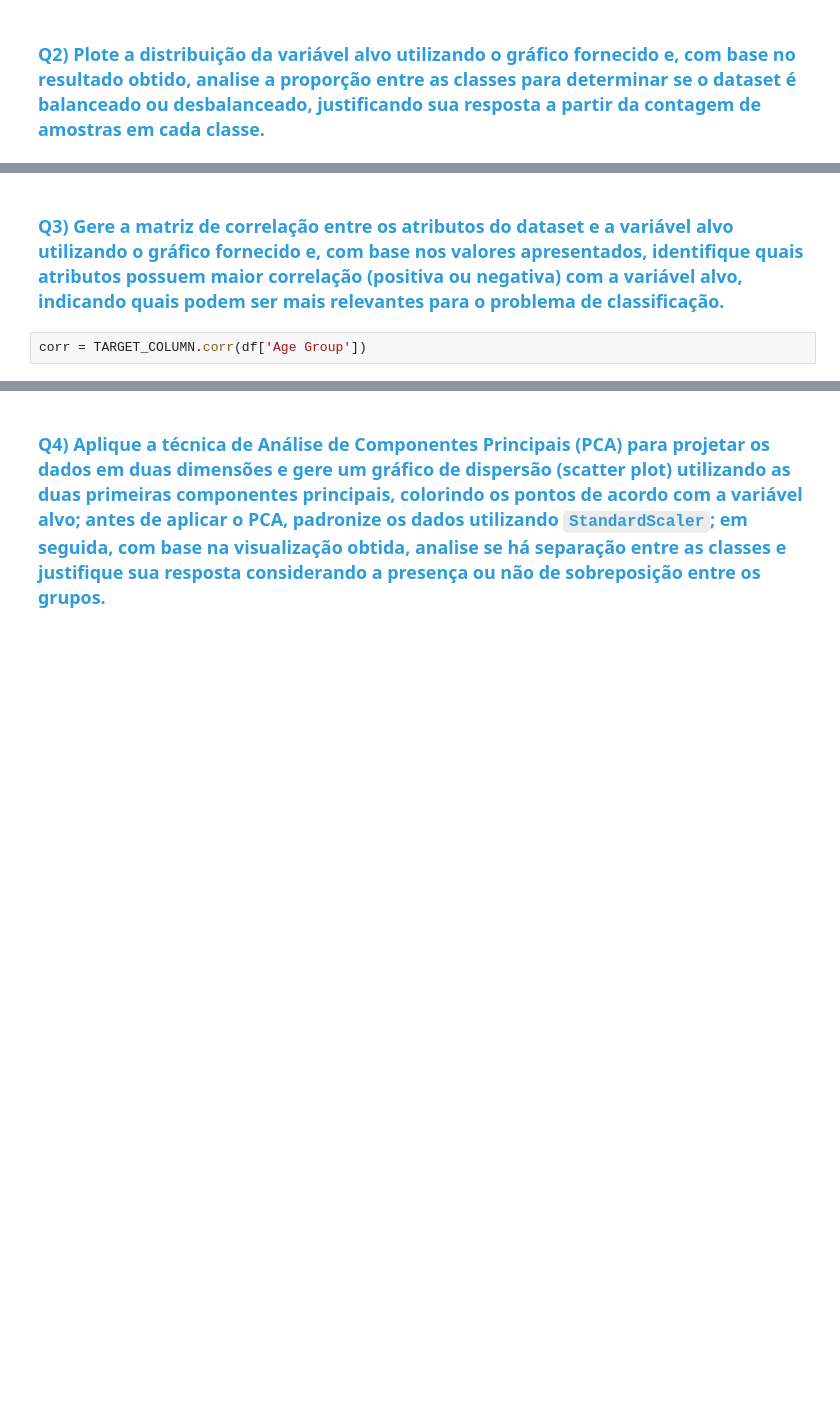
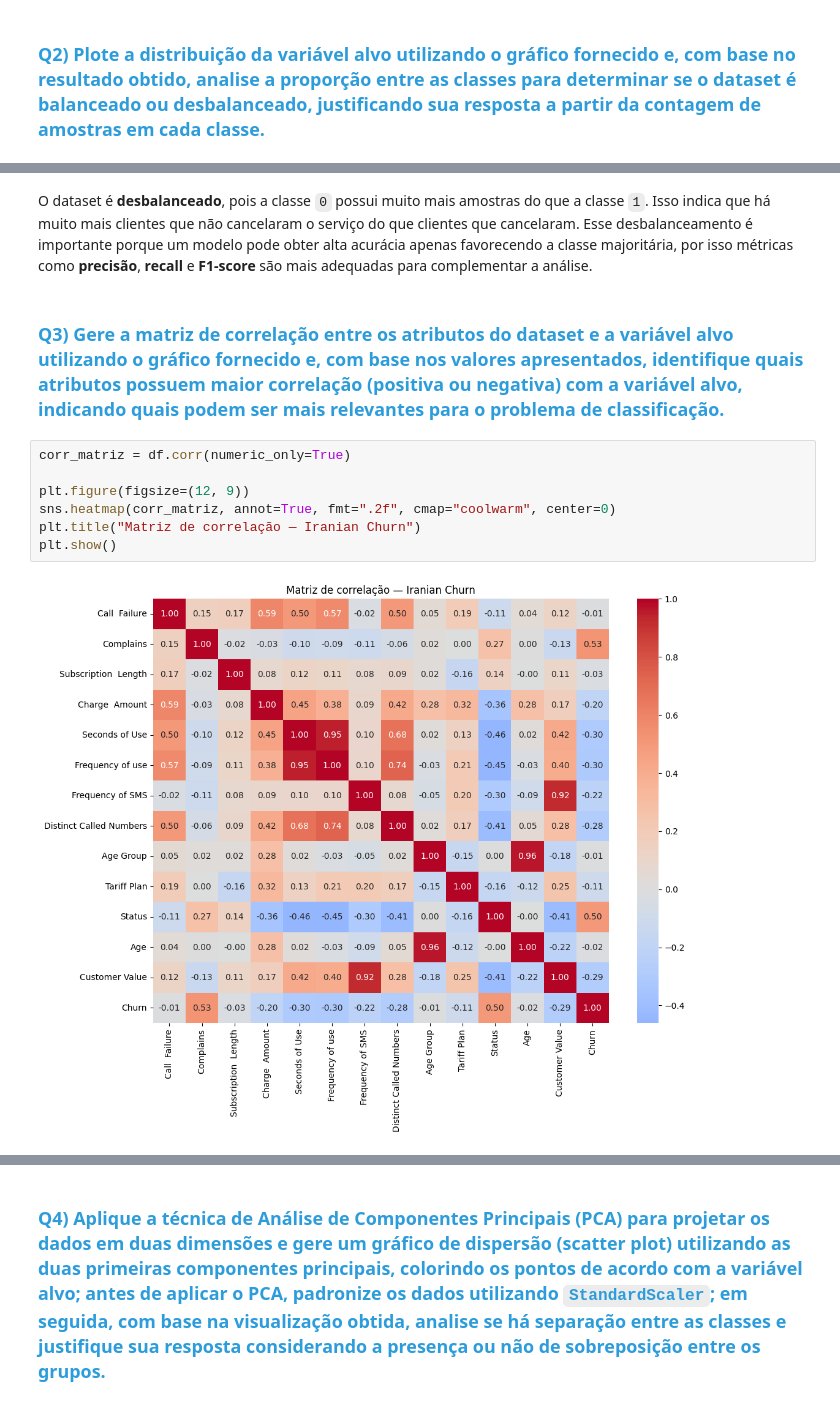
Before and after one commit to jaumg2004/Academia-Digital, a Jupyter notebook: lab/C24_2026_1_LL_Atividade_06_MMMM.ipynb, the cells around one changed output, grey strips where cells are left out. Cells and saved outputs as stored; diff of their text form; blank space fills up the shorter version.

```diff
--- a/lab/C24_2026_1_LL_Atividade_06_MMMM.ipynb
+++ b/lab/C24_2026_1_LL_Atividade_06_MMMM.ipynb
@@ -144,4 +175,13 @@ O dataset possui 3150 amostras e 14 atributos (incluindo a variável alvo), send
+# %% [markdown]
+O dataset é **desbalanceado**, pois a classe `0` possui muito mais amostras do que a classe `1`. Isso indica que há muito mais clientes que não cancelaram o serviço do que clientes que cancelaram. Esse desbalanceamento é importante porque um modelo pode obter alta acurácia apenas favorecendo a classe majoritária, por isso métricas como **precisão**, **recall** e **F1-score** são mais adequadas para complementar a análise.
 # %% [markdown]
 ### <font color='#2D9CDB'>Q3) Gere a matriz de correlação entre os atributos do dataset e a variável alvo utilizando o gráfico fornecido e, com base nos valores apresentados, identifique quais atributos possuem maior correlação (positiva ou negativa) com a variável alvo, indicando quais podem ser mais relevantes para o problema de classificação.</font>
 # %%
-corr = TARGET_COLUMN.corr(df['Age Group'])
+corr_matriz = df.corr(numeric_only=True)
+
+plt.figure(figsize=(12, 9))
+sns.heatmap(corr_matriz, annot=True, fmt=".2f", cmap="coolwarm", center=0)
+plt.title("Matriz de correlação — Iranian Churn")
+plt.show()
+# %% [output]
+[figure, added]
```
Also changed, not shown: parts of 45 cells of this notebook.
